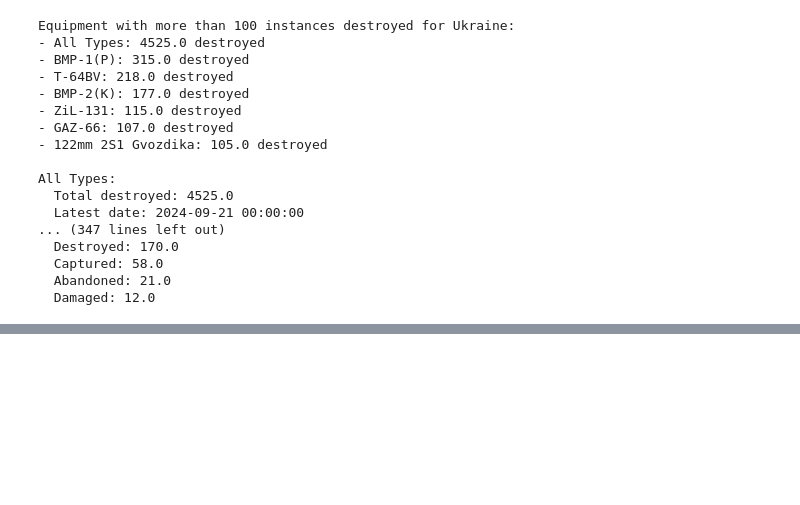
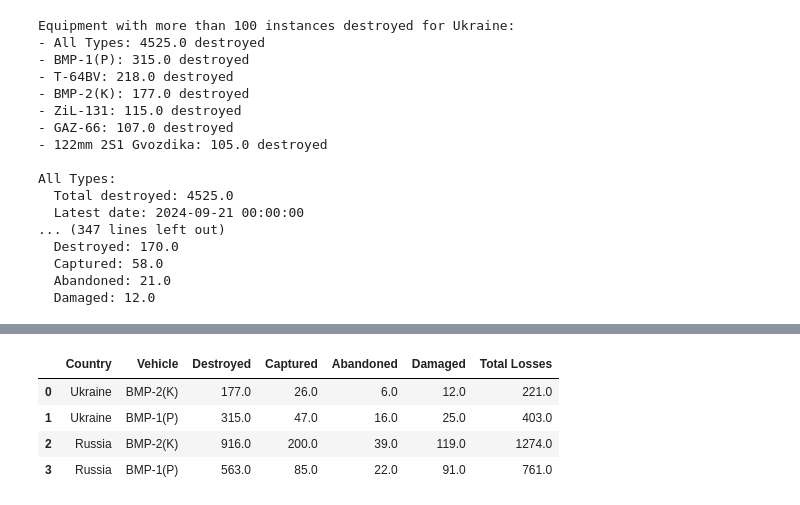
Before and after one commit to m6urns/project3-equipment, a Jupyter notebook: visualization.ipynb, the cells around one changed output, grey strips where cells are left out. Saved outputs shown, nothing was run; the diff lists cells and outputs as text; code cells hidden in the pictures; blank space fills up the shorter version.

Commit message:
Add some statistical analysis of BMP losses.

```diff
--- a/visualization.ipynb
+++ b/visualization.ipynb
@@ -312,0 +315,20 @@ bmp_stocks_2021
+# %%
+# Sourced from Oryx
+bmp_data_2024 = {
+    'Country': ['Ukraine', 'Ukraine', 'Russia', 'Russia'],
+    'Vehicle': ['BMP-2(K)', 'BMP-1(P)', 'BMP-2(K)', 'BMP-1(P)'],
+    'Destroyed': [177.0, 315.0, 916.0, 563.0],
+    'Captured': [26.0, 47.0, 200.0, 85.0],
+    'Abandoned': [6.0, 16.0, 39.0, 22.0],
+    'Damaged': [12.0, 25.0, 119.0, 91.0]
+}
+
+bmp_data_2024 = pd.DataFrame(bmp_data_2024)
+bmp_data_2024['Total Losses'] = bmp_data_2024['Destroyed'] + bmp_data_2024['Captured'] + bmp_data_2024['Abandoned'] + bmp_data_2024['Damaged']
+bmp_data_2024
+# %% [output]
+|  | Country | Vehicle | Destroyed | Captured | Abandoned | Damaged | Total Losses |
+| 0 | Ukraine | BMP-2(K) | 177.0 | 26.0 | 6.0 | 12.0 | 221.0 |
+| 1 | Ukraine | BMP-1(P) | 315.0 | 47.0 | 16.0 | 25.0 | 403.0 |
+| 2 | Russia | BMP-2(K) | 916.0 | 200.0 | 39.0 | 119.0 | 1274.0 |
+| 3 | Russia | BMP-1(P) | 563.0 | 85.0 | 22.0 | 91.0 | 761.0 |
```
Also changed, not shown: parts of 5 cells of this notebook.
